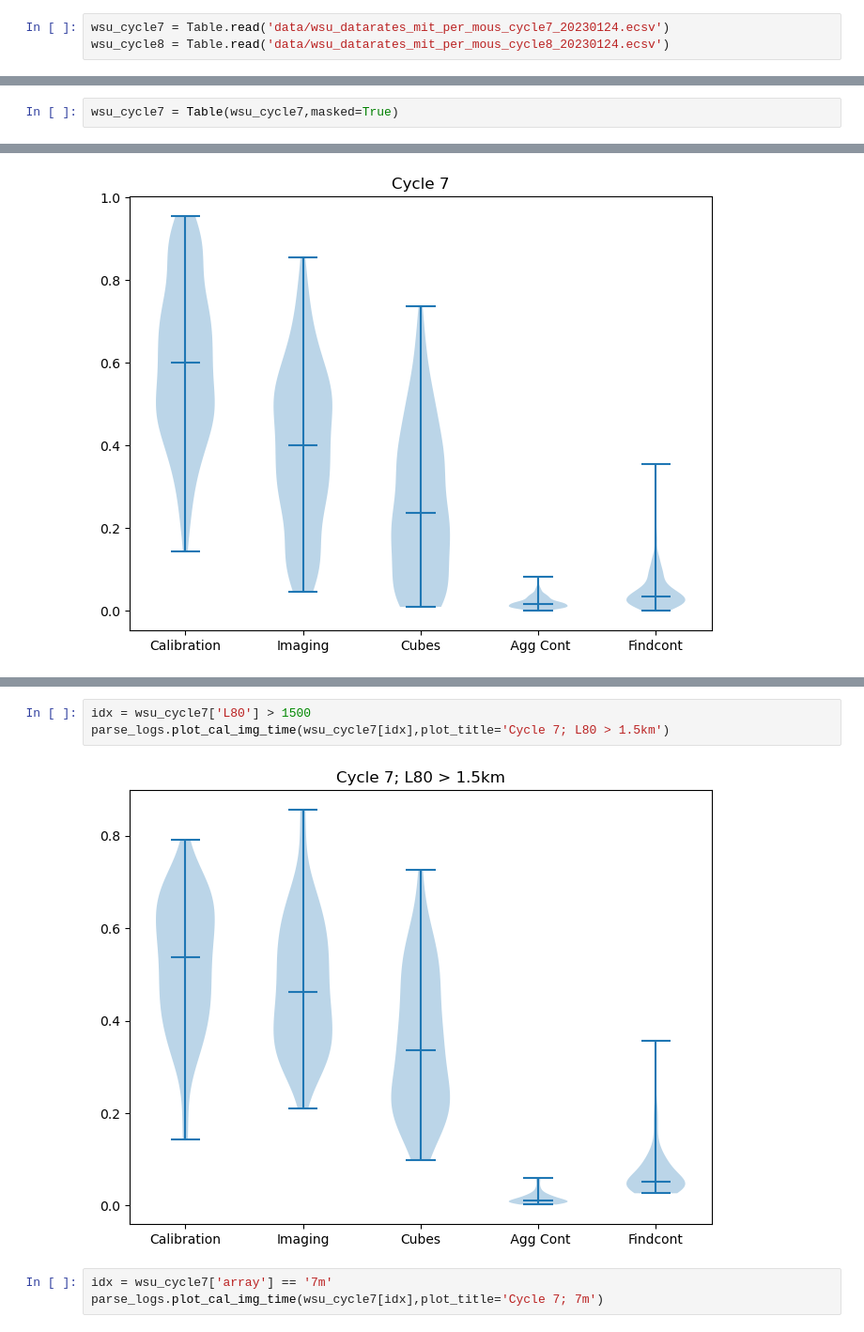
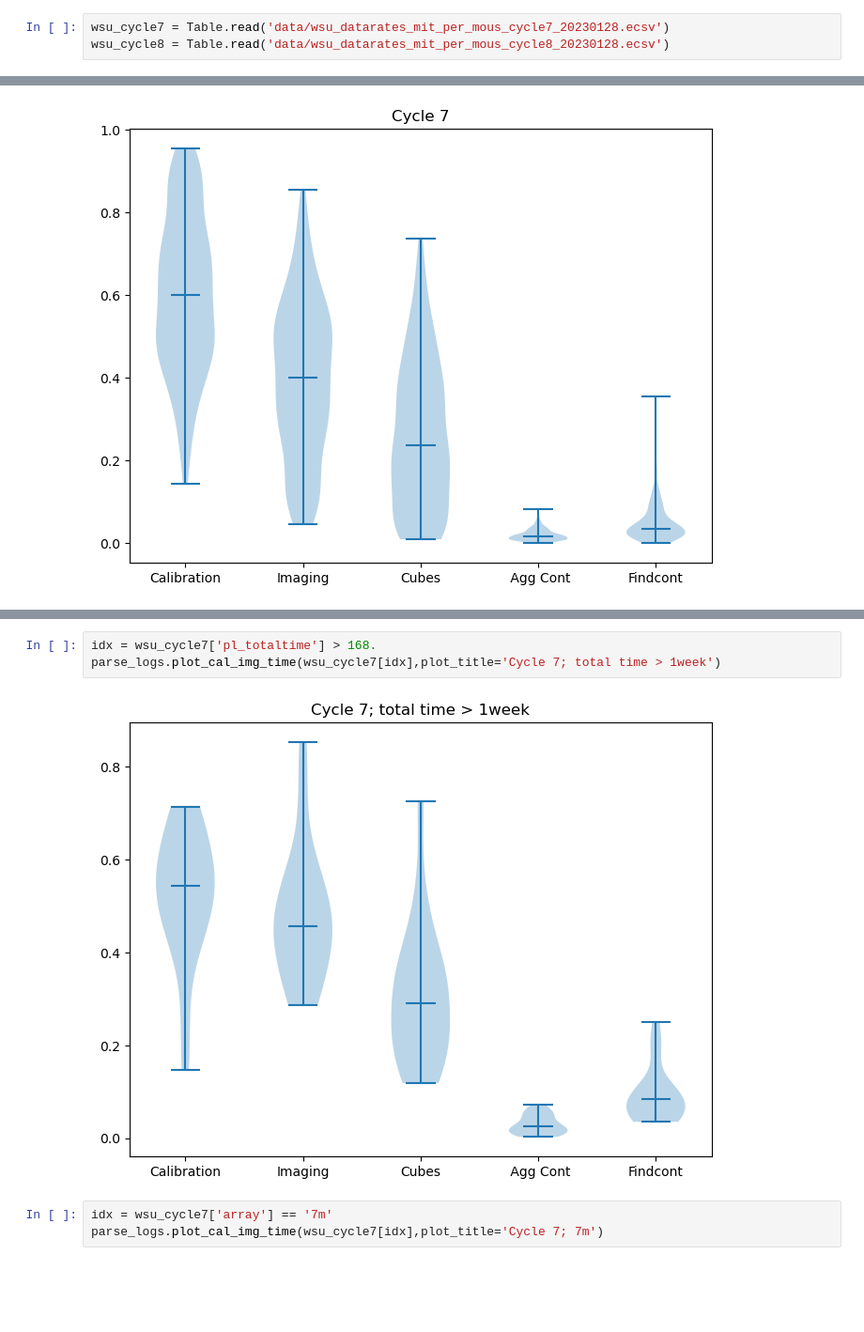
Before and after one commit to aakepley/big-cubes, a Jupyter notebook: PL_CASA_Timing_Breakdown.ipynb, the cells around one changed output, grey strips where cells are left out. Shown at 94% size. Cells and saved outputs as stored; diff of their text form; blank space fills up the shorter version.

```diff
--- a/PL_CASA_Timing_Breakdown.ipynb
+++ b/PL_CASA_Timing_Breakdown.ipynb
@@ -13,11 +13,9 @@ import parse_logs
 # %% [markdown]
 ## read in data files
 # %%
-wsu_cycle7 = Table.read('data/wsu_datarates_mit_per_mous_cycle7_20230124.ecsv')
-wsu_cycle8 = Table.read('data/wsu_datarates_mit_per_mous_cycle8_20230124.ecsv')
+wsu_cycle7 = Table.read('data/wsu_datarates_mit_per_mous_cycle7_20230128.ecsv')
+wsu_cycle8 = Table.read('data/wsu_datarates_mit_per_mous_cycle8_20230128.ecsv')
 # %%
 wsu_cycle7.columns
 # %% [output]
 <TableColumns names=('mous','proposal_id','schedblock_name','array','nant_typical','nant_array','nant_all','band','ntarget','s_fov','s_resolution','mosaic','imsize','pb','cell','blc_npol','blc_nspw',' ...
-# %%
-wsu_cycle7 = Table(wsu_cycle7,masked=True)
@@ -117,8 +123,8 @@ parse_logs.plot_cal_img_time(wsu_cycle7,plot_title='Cycle 7')
 # %%
-idx = wsu_cycle7['L80'] > 1500
-parse_logs.plot_cal_img_time(wsu_cycle7[idx],plot_title='Cycle 7; L80 > 1.5km')
+idx = wsu_cycle7['pl_totaltime'] > 168.
+parse_logs.plot_cal_img_time(wsu_cycle7[idx],plot_title='Cycle 7; total time > 1week')
 # %% [output]
-[figure, old version]
+[figure, new version]
 # %%
 idx = wsu_cycle7['array'] == '7m'
 parse_logs.plot_cal_img_time(wsu_cycle7[idx],plot_title='Cycle 7; 7m')
```
Also changed, not shown: parts of 43 cells of this notebook, 1 other file.
